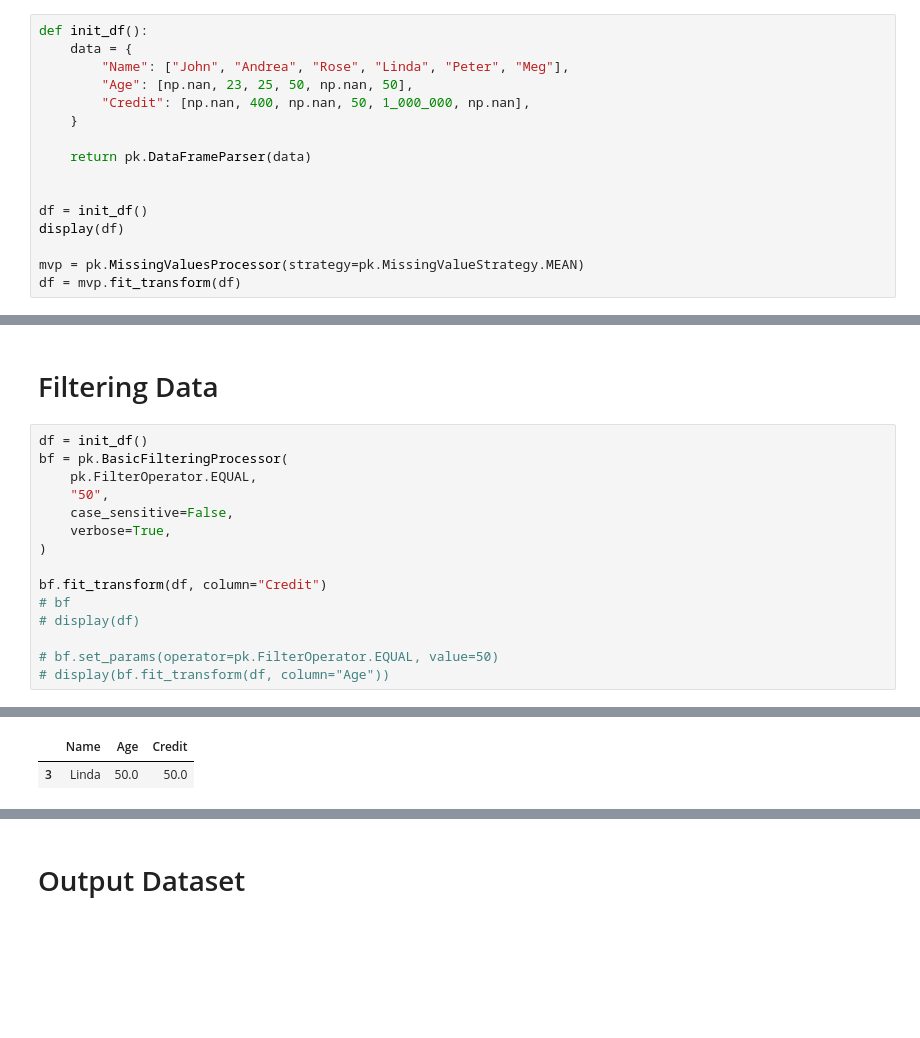
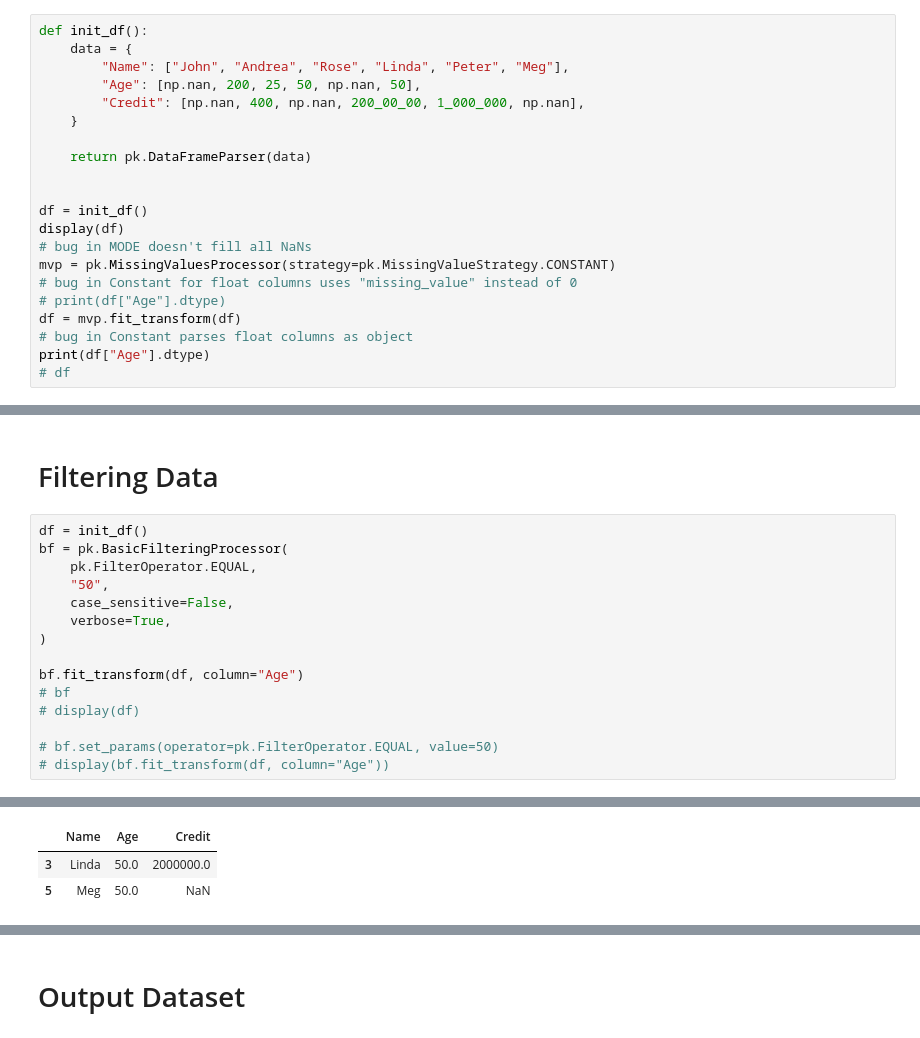
Before and after one commit to AhmedMostafa16/PrediKit, a Jupyter notebook: examples/02_Data_Preperation.ipynb, the cells around one changed output, grey strips where cells are left out. Drawn from its saved outputs; the diff is of its cells as text; blank space fills up the shorter version.

```diff
--- a/examples/02_Data_Preperation.ipynb
+++ b/examples/02_Data_Preperation.ipynb
@@ -126,8 +124,8 @@ load_show(data, label="2d array", columns=["Name", "Age", "Credit"])
 def init_df():
     data = {
         "Name": ["John", "Andrea", "Rose", "Linda", "Peter", "Meg"],
-        "Age": [np.nan, 23, 25, 50, np.nan, 50],
-        "Credit": [np.nan, 400, np.nan, 50, 1_000_000, np.nan],
+        "Age": [np.nan, 200, 25, 50, np.nan, 50],
+        "Credit": [np.nan, 400, np.nan, 200_00_00, 1_000_000, np.nan],
     }
 
     return pk.DataFrameParser(data)
@@ -135,9 +133,14 @@ def init_df():
 
 df = init_df()
 display(df)
-
-mvp = pk.MissingValuesProcessor(strategy=pk.MissingValueStrategy.MEAN)
+# bug in MODE doesn't fill all NaNs
+mvp = pk.MissingValuesProcessor(strategy=pk.MissingValueStrategy.CONSTANT)
+# bug in Constant for float columns uses "missing_value" instead of 0
+# print(df["Age"].dtype)
 df = mvp.fit_transform(df)
+# bug in Constant parses float columns as object
+print(df["Age"].dtype)
+# df
 # %% [output]
 |  | Name | Age | Credit |
 | 0 | John | NaN | NaN |
@@ -192,7 +215,7 @@ bf = pk.BasicFilteringProcessor(
     verbose=True,
 )
 
-bf.fit_transform(df, column="Credit")
+bf.fit_transform(df, column="Age")
 # bf
 # display(df)
 
@@ -203,2 +226,3 @@ bf.fit_transform(df, column="Credit")
 |  | Name | Age | Credit |
-| 3 | Linda | 50.0 | 50.0 |
+| 3 | Linda | 50.0 | 2000000.0 |
+| 5 | Meg | 50.0 | NaN |
```
Also changed, not shown: parts of 9 cells of this notebook, 14 other files.
